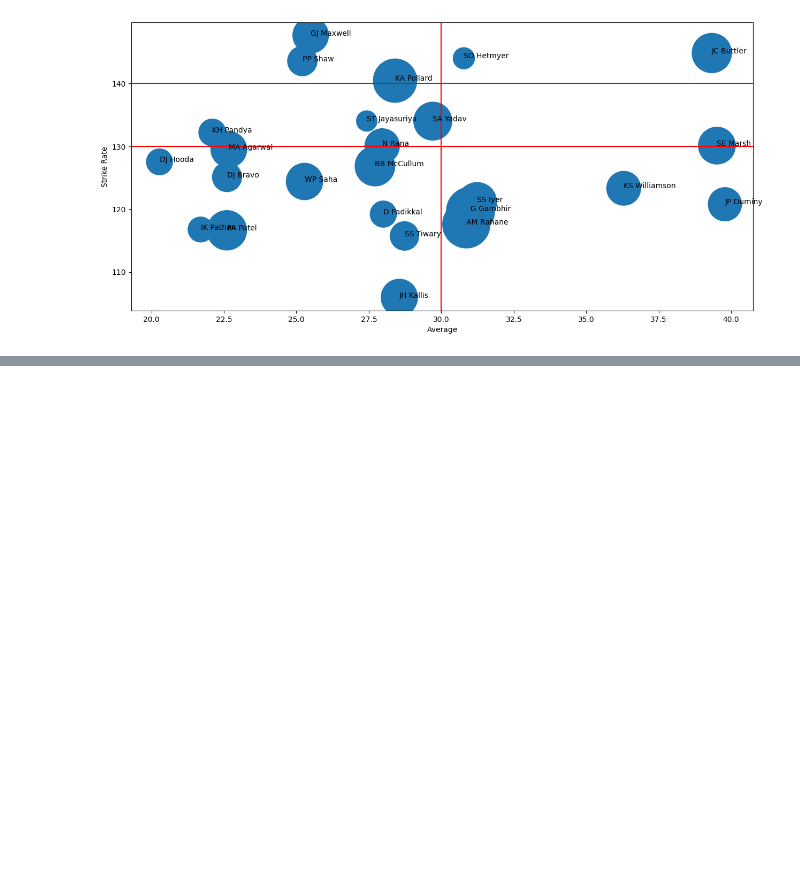
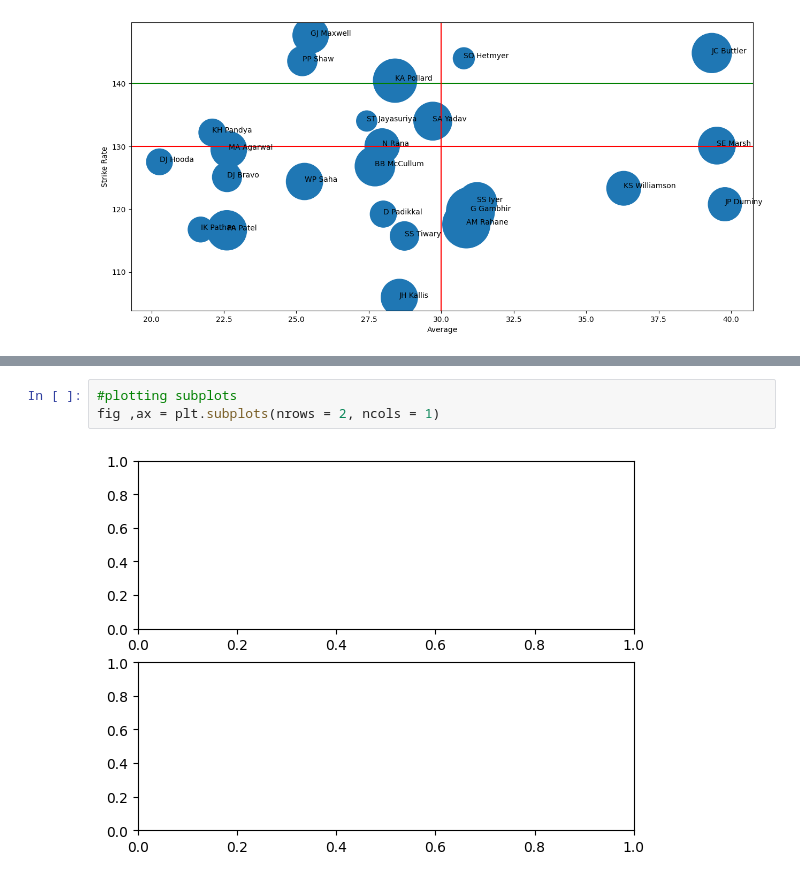
Before and after one commit to hrishavraj89/advanced_matplotlib, a Jupyter notebook: notebook.ipynb, the cells around one changed output, grey strips where cells are left out. Drawn from its saved outputs; the diff is of its cells as text; blank space fills up the shorter version.

```diff
--- a/notebook.ipynb
+++ b/notebook.ipynb
@@ -134,0 +157,5 @@ Text(0, 0.5, 'Strike Rate')
+# %%
+#plotting subplots
+fig ,ax = plt.subplots(nrows = 2, ncols = 1)
+# %% [output]
+[figure, added]
```
Also changed, not shown: parts of 10 cells of this notebook.
